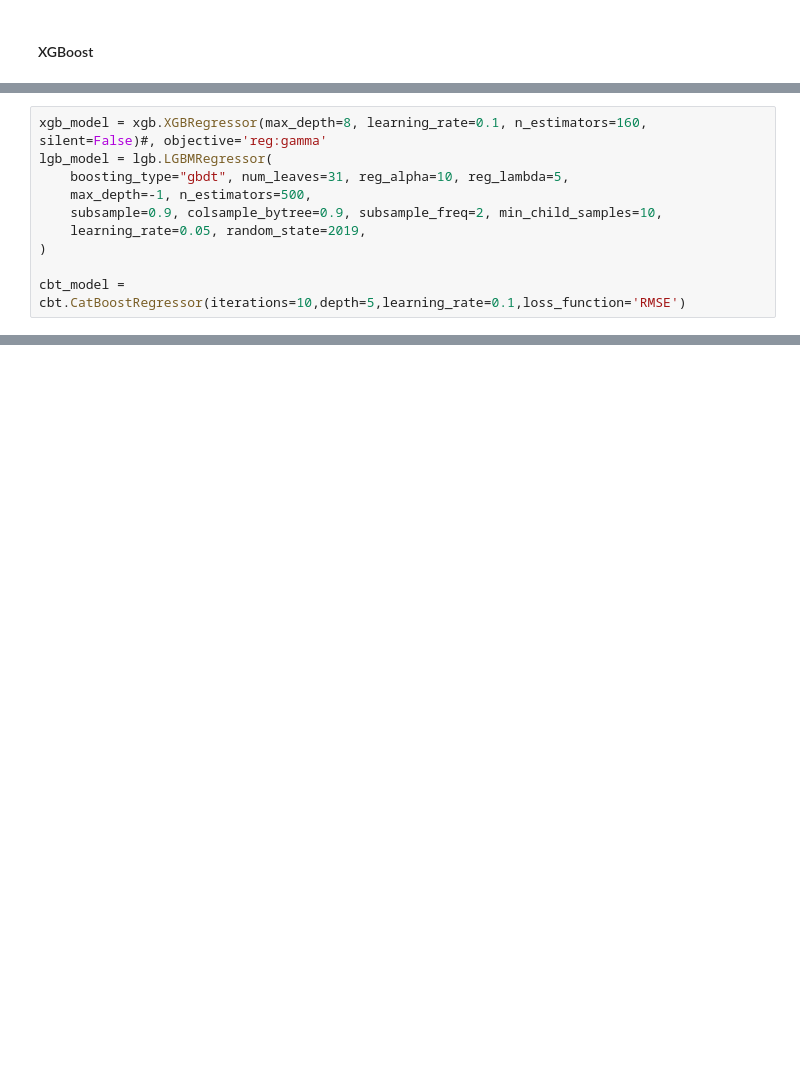
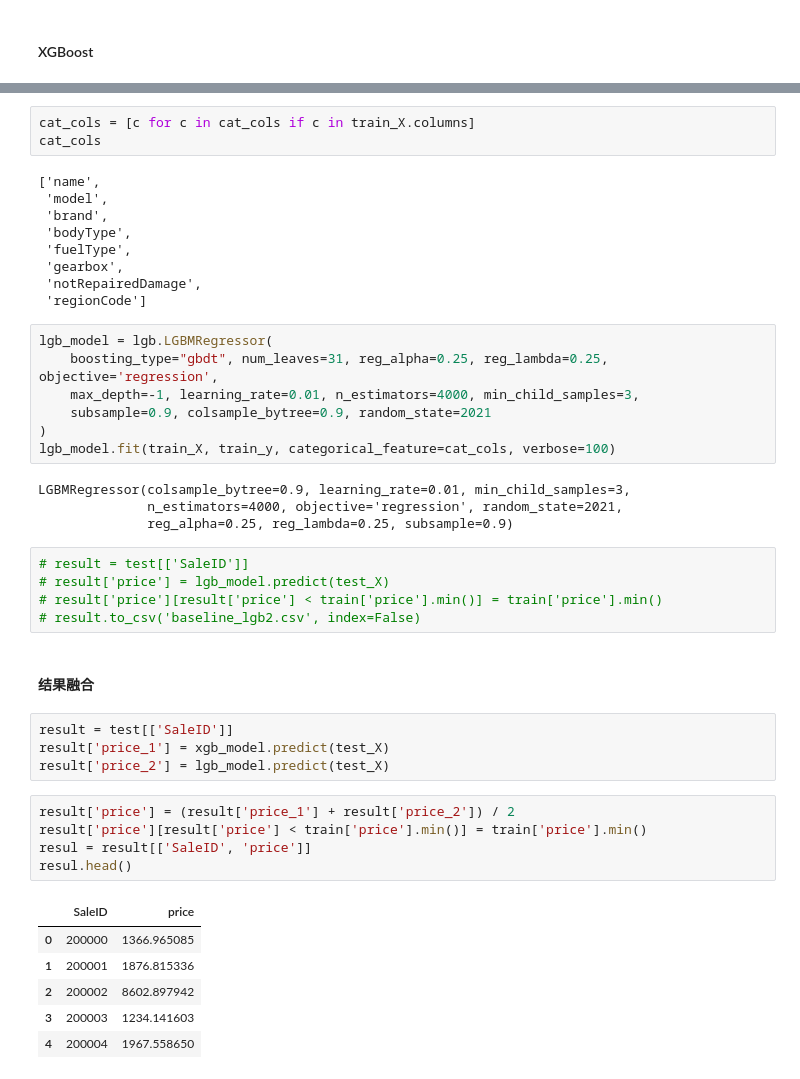
Before and after one commit to Emjingown/BI_Learning, a Jupyter notebook: homework/智慧物流：订单配送规划/Week1作业/二手车交易价格预测.ipynb, the cells around one changed output, grey strips where cells are left out. Drawn from its saved outputs; the diff is of its cells as text; blank space fills up the shorter version.

```diff
--- a/homework/智慧物流：订单配送规划/Week1作业/二手车交易价格预测.ipynb
+++ b/homework/智慧物流：订单配送规划/Week1作业/二手车交易价格预测.ipynb
@@ -153,10 +171,0 @@ xgb_model.fit(train_X, train_y)
-# %%
-xgb_model = xgb.XGBRegressor(max_depth=8, learning_rate=0.1, n_estimators=160, silent=False)#, objective='reg:gamma'
-lgb_model = lgb.LGBMRegressor(
-    boosting_type="gbdt", num_leaves=31, reg_alpha=10, reg_lambda=5,
-    max_depth=-1, n_estimators=500,
-    subsample=0.9, colsample_bytree=0.9, subsample_freq=2, min_child_samples=10,
-    learning_rate=0.05, random_state=2019,
-)
-
-cbt_model = cbt.CatBoostRegressor(iterations=10,depth=5,learning_rate=0.1,loss_function='RMSE')
@@ -162,0 +179,46 @@ cbt_model = cbt.CatBoostRegressor(iterations=10,depth=5,learning_rate=0.1,loss_f
+# %%
+cat_cols = [c for c in cat_cols if c in train_X.columns]
+cat_cols
+# %% [output]
+['name',
+ 'model',
+ 'brand',
+ 'bodyType',
+ 'fuelType',
+ 'gearbox',
+ 'notRepairedDamage',
+ 'regionCode']
+# %%
+lgb_model = lgb.LGBMRegressor(
+    boosting_type="gbdt", num_leaves=31, reg_alpha=0.25, reg_lambda=0.25, objective='regression',
+    max_depth=-1, learning_rate=0.01, n_estimators=4000, min_child_samples=3,
+    subsample=0.9, colsample_bytree=0.9, random_state=2021
+)
+lgb_model.fit(train_X, train_y, categorical_feature=cat_cols, verbose=100)
+# %% [output]
+LGBMRegressor(colsample_bytree=0.9, learning_rate=0.01, min_child_samples=3,
+              n_estimators=4000, objective='regression', random_state=2021,
+              reg_alpha=0.25, reg_lambda=0.25, subsample=0.9)
+# %%
+# result = test[['SaleID']]
+# result['price'] = lgb_model.predict(test_X)
+# result['price'][result['price'] < train['price'].min()] = train['price'].min()
+# result.to_csv('baseline_lgb2.csv', index=False)
+# %% [markdown]
+#### 结果融合
+# %%
+result = test[['SaleID']]
+result['price_1'] = xgb_model.predict(test_X)
+result['price_2'] = lgb_model.predict(test_X)
+# %%
+result['price'] = (result['price_1'] + result['price_2']) / 2
+result['price'][result['price'] < train['price'].min()] = train['price'].min()
+resul = result[['SaleID', 'price']]
+resul.head()
+# %% [output]
+|  | SaleID | price |
+| 0 | 200000 | 1366.965085 |
+| 1 | 200001 | 1876.815336 |
+| 2 | 200002 | 8602.897942 |
+| 3 | 200003 | 1234.141603 |
+| 4 | 200004 | 1967.558650 |
```
Also changed, not shown: parts of 10 cells of this notebook.
